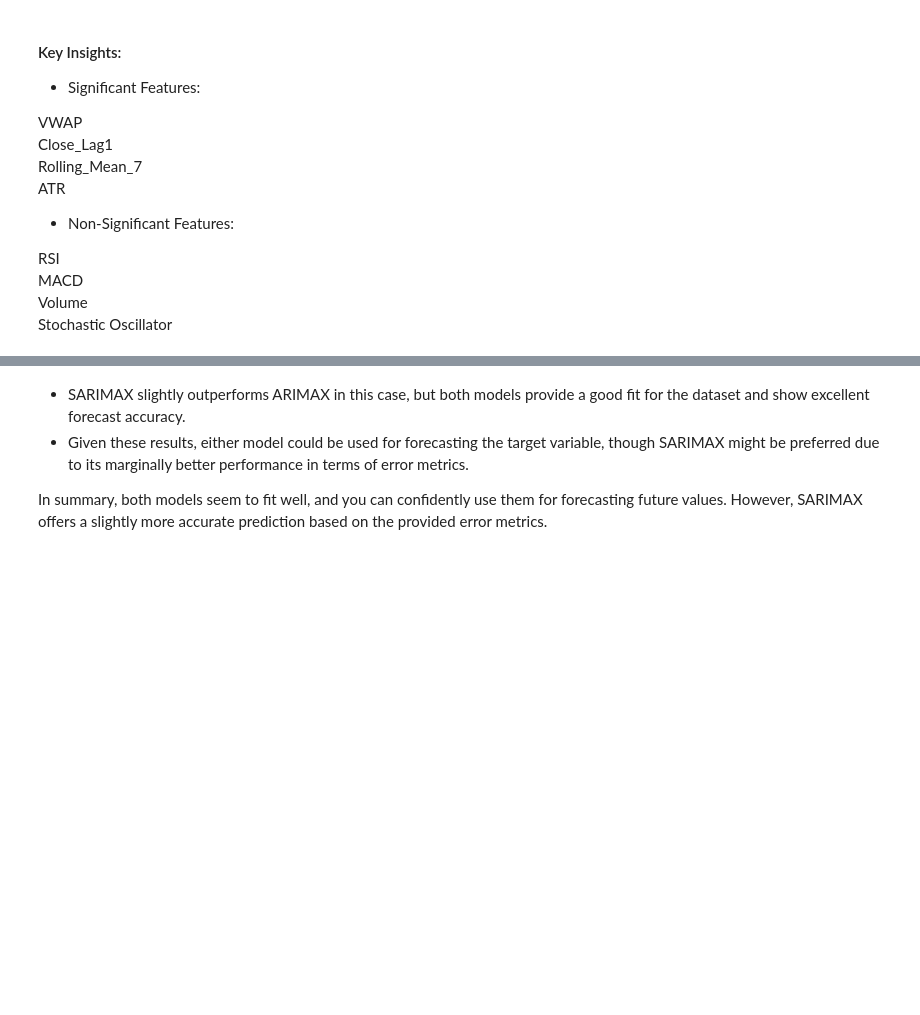
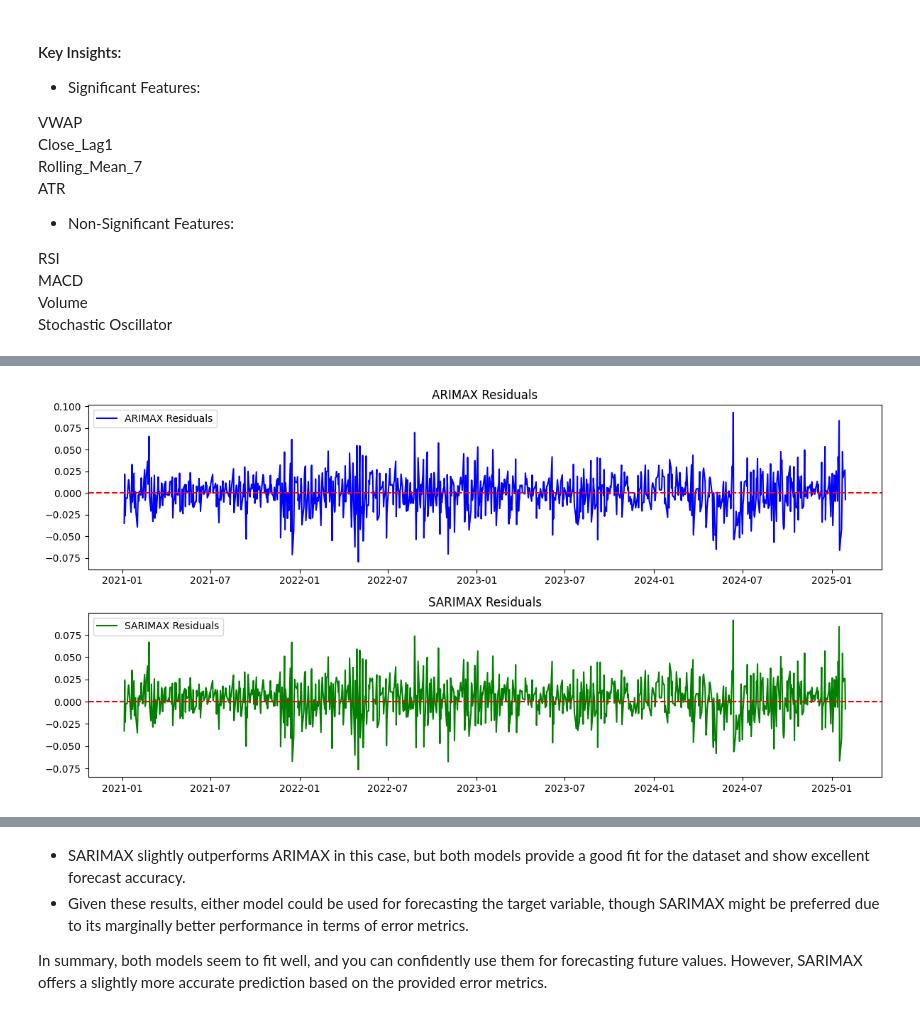
Before and after one commit to Kanchan786786/Capstone_project-, a Jupyter notebook: Sarimax_Arimax Model/5Years_Arimax_Sarimax.ipynb, the cells around one changed output, grey strips where cells are left out. Saved outputs shown, nothing was run; the diff lists cells and outputs as text; code cells hidden in the pictures; blank space fills up the shorter version.

Commit message:
Add files via upload
Updated the code by adding the R-Square for test and train data.

```diff
--- a/Sarimax_Arimax Model/5Years_Arimax_Sarimax.ipynb
+++ b/Sarimax_Arimax Model/5Years_Arimax_Sarimax.ipynb
@@ -982,0 +1068,96 @@ MAE: 0.025479320631624648, MSE: 0.0012505592845181708, RMSE: 0.03536324765230381
+# %%
+import matplotlib.pyplot as plt
+import numpy as np
+from statsmodels.graphics.tsaplots import plot_acf
+from sklearn.metrics import mean_absolute_error, mean_squared_error, mean_absolute_percentage_error, r2_score
+
+# Residuals
+arimax_residuals = arimax_result.resid
+sarimax_residuals = sarimax_results.resid
+
+# Plot ARIMAX & SARIMAX Residuals
+plt.figure(figsize=(12, 6))
+
+plt.subplot(2, 1, 1)
+plt.plot(arimax_residuals, label='ARIMAX Residuals', color='blue')
+plt.axhline(y=0, color='red', linestyle='--')  # Zero line for reference
+plt.title('ARIMAX Residuals')
+plt.legend()
+
+plt.subplot(2, 1, 2)
+plt.plot(sarimax_residuals, label='SARIMAX Residuals', color='green')
+plt.axhline(y=0, color='red', linestyle='--')
+plt.title('SARIMAX Residuals')
+plt.legend()
+
+plt.tight_layout()
+plt.show()
+
+# ACF Plot for Residuals (Checking for remaining patterns)
+fig, axes = plt.subplots(1, 2, figsize=(12, 4))
+
+plot_acf(arimax_residuals, lags=40, ax=axes[0])
+axes[0].set_title('ACF of ARIMAX Residuals')
+
+plot_acf(sarimax_residuals, lags=40, ax=axes[1])
+axes[1].set_title('ACF of SARIMAX Residuals')
+
+plt.show()
+
+# Forecasting with both models
+exog_future = exog_features_scaled.iloc[-30:]  # Assuming you have this variable already
+arimax_forecast = arimax_result.forecast(steps=30, exog=exog_future)
+sarimax_forecast = sarimax_results.forecast(steps=30, exog=exog_future)
+
+# Actual values for comparison (last 30 actual values)
+actual = target[-30:]
+
+# Calculate performance metrics for the test set (forecasted period)
+# ARIMAX forecast error metrics
+arimax_mae = mean_absolute_error(actual, arimax_forecast)
+arimax_mse = mean_squared_error(actual, arimax_forecast)
+arimax_rmse = np.sqrt(arimax_mse)
+arimax_mape = mean_absolute_percentage_error(actual, arimax_forecast)
+arimax_r2_test = r2_score(actual, arimax_forecast)  # R-squared for test data
+
+# SARIMAX forecast error metrics
+sarimax_mae = mean_absolute_error(actual, sarimax_forecast)
+sarimax_mse = mean_squared_error(actual, sarimax_forecast)
+sarimax_rmse = np.sqrt(sarimax_mse)
+sarimax_mape = mean_absolute_percentage_error(actual, sarimax_forecast)
+sarimax_r2_test = r2_score(actual, sarimax_forecast)  # R-squared for test data
+
+# Print the comparison of performance metrics for test data
+print(f"ARIMAX Forecast Error Metrics (Test):")
+print(f"MAE: {arimax_mae:.4f}, MSE: {arimax_mse:.4f}, RMSE: {arimax_rmse:.4f}, MAPE: {arimax_mape:.4f}, R-squared: {arimax_r2_test:.4f}")
+print(f"SARIMAX Forecast Error Metrics (Test):")
+print(f"MAE: {sarimax_mae:.4f}, MSE: {sarimax_mse:.4f}, RMSE: {sarimax_rmse:.4f}, MAPE: {sarimax_mape:.4f}, R-squared: {sarimax_r2_test:.4f}")
+
+# Train set predictions (using fitted values)
+arimax_train_pred = arimax_result.fittedvalues  # Predicted values for the training data
+sarimax_train_pred = sarimax_results.fittedvalues  # Predicted values for the training data
+arimax_train_true = target.iloc[:len(arimax_train_pred)]  # Actual values for the training set
+sarimax_train_true = target.iloc[:len(sarimax_train_pred)]  # Actual values for the training set
+
+# Calculate performance metrics for the train set
+# ARIMAX train error metrics
+arimax_mae_train = mean_absolute_error(arimax_train_true, arimax_train_pred)
+arimax_mse_train = mean_squared_error(arimax_train_true, arimax_train_pred)
+arimax_rmse_train = np.sqrt(arimax_mse_train)
+arimax_mape_train = mean_absolute_percentage_error(arimax_train_true, arimax_train_pred)
+arimax_r2_train = r2_score(arimax_train_true, arimax_train_pred)  # R-squared for train data
+
+# SARIMAX train error metrics
+sarimax_mae_train = mean_absolute_error(sarimax_train_true, sarimax_train_pred)
+sarimax_mse_train = mean_squared_error(sarimax_train_true, sarimax_train_pred)
+sarimax_rmse_train = np.sqrt(sarimax_mse_train)
+sarimax_mape_train = mean_absolute_percentage_error(sarimax_train_true, sarimax_train_pred)
+sarimax_r2_train = r2_score(sarimax_train_true, sarimax_train_pred)  # R-squared for train data
+
+# Print the comparison of performance metrics for train data
+print(f"\nARIMAX Forecast Error Metrics (Train):")
+print(f"MAE: {arimax_mae_train:.4f}, MSE: {arimax_mse_train:.4f}, RMSE: {arimax_rmse_train:.4f}, MAPE: {arimax_mape_train:.4f}, R-squared: {arimax_r2_train:.4f}")
+print(f"SARIMAX Forecast Error Metrics (Train):")
+print(f"MAE: {sarimax_mae_train:.4f}, MSE: {sarimax_mse_train:.4f}, RMSE: {sarimax_rmse_train:.4f}, MAPE: {sarimax_mape_train:.4f}, R-squared: {sarimax_r2_train:.4f}")
+# %% [output]
+[figure, added]
```
Also changed, not shown: parts of 28 cells of this notebook.
